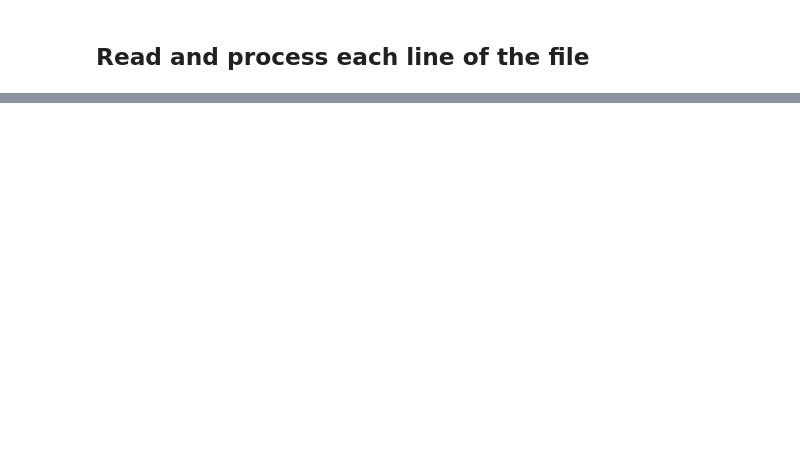
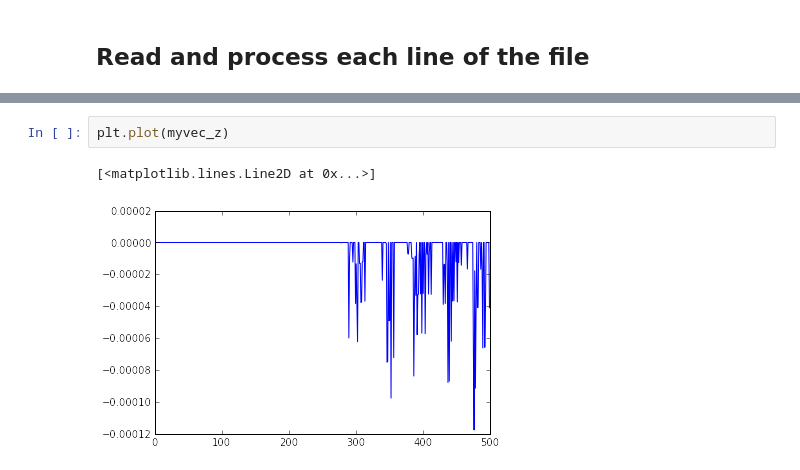
Before and after one commit to bauer-san/BeatBag, a Jupyter notebook: BeatBag.ipynb, the cells around one changed output, grey strips where cells are left out. Cells and saved outputs as stored; diff of their text form; blank space fills up the shorter version.

```diff
--- a/BeatBag.ipynb
+++ b/BeatBag.ipynb
@@ -192,0 +195,5 @@ print freqs, results
+# %%
+plt.plot(myvec_z)
+# %% [output]
+[<matplotlib.lines.Line2D at 0x...>]
+[figure, added]
```
Also changed, not shown: parts of 4 cells of this notebook.
